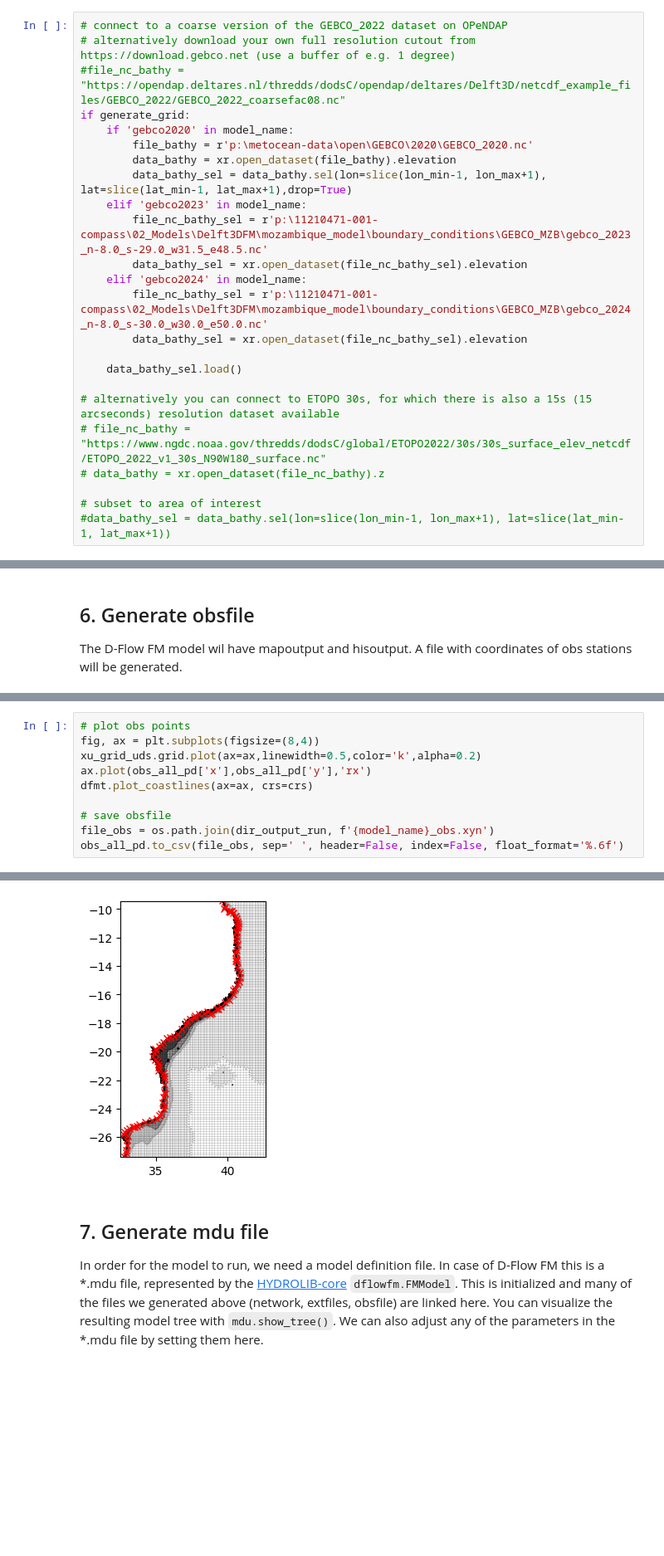
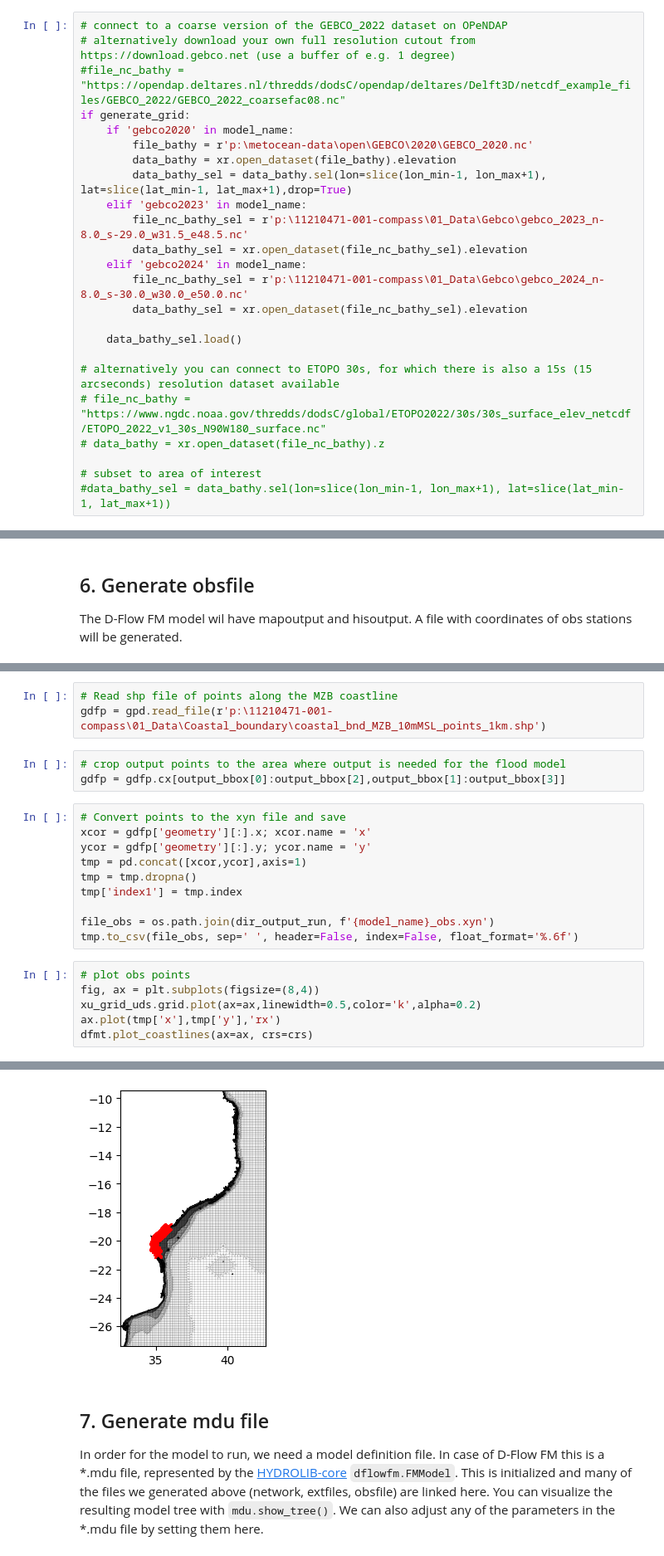
Before and after one commit to HORIZON-COMPASS/compound-flooding-tropical-cyclones, a Jupyter notebook: Delft3DFM/mozambique_model/scripts/modelbuilder_mozambique.ipynb, the cells around one changed output, grey strips where cells are left out. Shown: that part at 83% size. Saved outputs shown, nothing was run; the diff lists cells and outputs as text; blank space fills up the shorter version.

Commit message:
modelbuilder updated to use obs points from the new shp file

```diff
--- a/Delft3DFM/mozambique_model/scripts/modelbuilder_mozambique.ipynb
+++ b/Delft3DFM/mozambique_model/scripts/modelbuilder_mozambique.ipynb
@@ -192,10 +194,10 @@ if generate_grid:
         data_bathy = xr.open_dataset(file_bathy).elevation
         data_bathy_sel = data_bathy.sel(lon=slice(lon_min-1, lon_max+1), lat=slice(lat_min-1, lat_max+1),drop=True)
     elif 'gebco2023' in model_name:
-        file_nc_bathy_sel = r'p:\11210471-001-compass\02_Models\Delft3DFM\mozambique_model\boundary_conditions\GEBCO_MZB\gebco_2023_n-8.0_s-29.0_w31.5_e48.5.nc'
+        file_nc_bathy_sel = r'p:\11210471-001-compass\01_Data\Gebco\gebco_2023_n-8.0_s-29.0_w31.5_e48.5.nc'
         data_bathy_sel = xr.open_dataset(file_nc_bathy_sel).elevation
     elif 'gebco2024' in model_name:
-        file_nc_bathy_sel = r'p:\11210471-001-compass\02_Models\Delft3DFM\mozambique_model\boundary_conditions\GEBCO_MZB\gebco_2024_n-8.0_s-30.0_w30.0_e50.0.nc'
+        file_nc_bathy_sel = r'p:\11210471-001-compass\01_Data\Gebco\gebco_2024_n-8.0_s-30.0_w30.0_e50.0.nc'
         data_bathy_sel = xr.open_dataset(file_nc_bathy_sel).elevation
 
     data_bathy_sel.load()
@@ -410,11 +384,23 @@ obs_all_pd['x'],obs_all_pd['y']=(tmp['x'],tmp['y']) #removed transformer.transfo
+# %%
+# Read shp file of points along the MZB coastline
+gdfp = gpd.read_file(r'p:\11210471-001-compass\01_Data\Coastal_boundary\coastal_bnd_MZB_10mMSL_points_1km.shp')
+# %%
+# crop output points to the area where output is needed for the flood model
+gdfp = gdfp.cx[output_bbox[0]:output_bbox[2],output_bbox[1]:output_bbox[3]]
+# %%
+# Convert points to the xyn file and save
+xcor = gdfp['geometry'][:].x; xcor.name = 'x'
+ycor = gdfp['geometry'][:].y; ycor.name = 'y'
+tmp = pd.concat([xcor,ycor],axis=1)
+tmp = tmp.dropna()
+tmp['index1'] = tmp.index
+
+file_obs = os.path.join(dir_output_run, f'{model_name}_obs.xyn')
+tmp.to_csv(file_obs, sep=' ', header=False, index=False, float_format='%.6f')
 # %%
 # plot obs points
 fig, ax = plt.subplots(figsize=(8,4))
 xu_grid_uds.grid.plot(ax=ax,linewidth=0.5,color='k',alpha=0.2)
-ax.plot(obs_all_pd['x'],obs_all_pd['y'],'rx')
+ax.plot(tmp['x'],tmp['y'],'rx')
 dfmt.plot_coastlines(ax=ax, crs=crs)
-
-# save obsfile
-file_obs = os.path.join(dir_output_run, f'{model_name}_obs.xyn')
-obs_all_pd.to_csv(file_obs, sep=' ', header=False, index=False, float_format='%.6f')
 # %% [output]
@@ -422,4 +408,4 @@ obs_all_pd.to_csv(file_obs, sep=' ', header=False, index=False, float_format='%.
-[figure, old version]
+[figure, new version]
 # %% [markdown]
 ## 7. Generate mdu file
 In order for the model to run, we need a model definition file. In case of D-Flow FM this is a *.mdu file, represented by the [HYDROLIB-core](https://github.com/Deltares/HYDROLIB-core) `dflowfm.FMModel`. This is initialized and many of the files we generated above (network, extfiles, obsfile) are linked here. You can visualize the resulting model tree with `mdu.show_tree()`. We can also adjust any of the parameters in the *.mdu file by setting them here.
```
Also changed, not shown: parts of 14 cells of this notebook.
